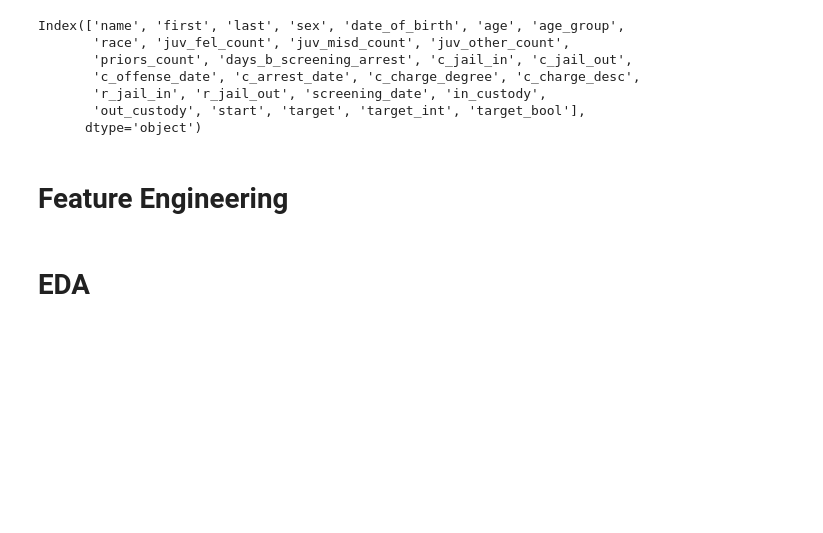
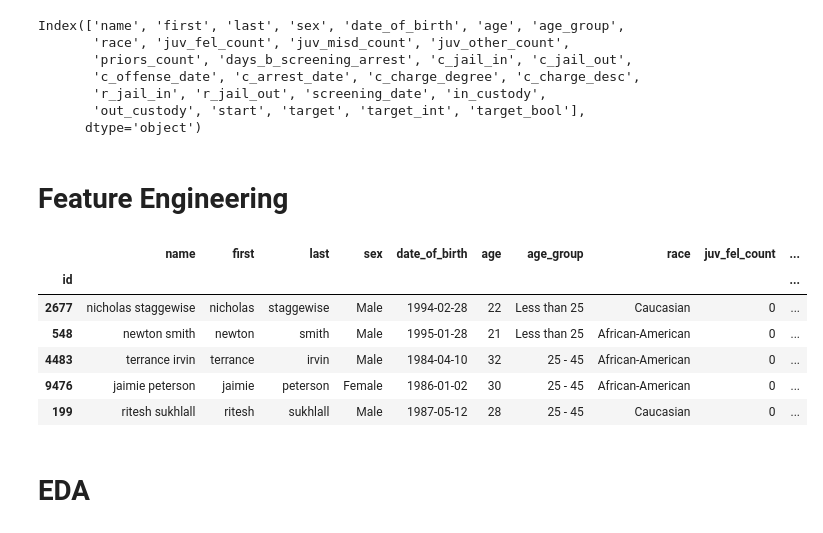
Before and after one commit to emmaro/Caggle, a Jupyter notebook: eda.ipynb, the cells around one changed output. Saved outputs shown, nothing was run; the diff lists cells and outputs as text; code cells hidden in the pictures; blank space fills up the shorter version.

```diff
--- a/eda.ipynb
+++ b/eda.ipynb
@@ -3,8 +3,10 @@ import pandas as pd
 import numpy as np
 import seaborn as sns
 import matplotlib.pyplot as plt
-import matplotlib
 from datetime import datetime
+
+pd.options.display.max_columns
+pd.set_option('display.max_columns', None)
 # %% [markdown]
 # Data Prep
 # %%
@@ -84,33 +86,43 @@ df['custody_days'] = df.apply(lambda x: days_between(x.out_custody, x.in_custody
 # how quickly after going into custody did the person get screened (might indicate something?)
 df['in_custody_to_screening_days'] = df.apply(lambda x: days_between(x.in_custody, x.screening_date), axis=1)
 
 # questionable col because it is age related...
 df['birth_to_bad_days'] = df.apply(lambda x: days_between(x.date_of_birth, x.c_bad_date), axis=1)
 
 # How many days passed until recidivism occcured
 df['days_until_recidivism'] = df.apply(lambda x: days_between(x.c_jail_out, x.r_jail_in), axis=1)
 
 date_cols = [
     'c_arrest_date',
     'c_offense_date',
     'screening_date',
     'in_custody',
     'out_custody',
     'date_of_birth',
     'c_jail_in',
     'c_jail_out',
 
     # engineered
     'c_bad_date'
 ]
 
 duration_cols = [
     'days_b_screening_arrest',
     'custody_days',
     'in_custody_to_screening_days',
     'birth_to_bad_days',
     'days_until_recidivism',
 ]
+
+df.head()
+# %% [output]
+|  | name | first | last | sex | date_of_birth | age | age_group | race | juv_fel_count | ... |
+| id |  |  |  |  |  |  |  |  |  | ... |
+| 2677 | nicholas staggewise | nicholas | staggewise | Male | 1994-02-28 | 22 | Less than 25 | Caucasian | 0 | ... |
+| 548 | newton smith | newton | smith | Male | 1995-01-28 | 21 | Less than 25 | African-American | 0 | ... |
+| 4483 | terrance irvin | terrance | irvin | Male | 1984-04-10 | 32 | 25 - 45 | African-American | 0 | ... |
+| 9476 | jaimie peterson | jaimie | peterson | Female | 1986-01-02 | 30 | 25 - 45 | African-American | 0 | ... |
+| 199 | ritesh sukhlall | ritesh | sukhlall | Male | 1987-05-12 | 28 | 25 - 45 | Caucasian | 0 | ... |
 # %%
 # Has recidivism occured?
 df['has_r_jail_in'] = df['r_jail_in'].notna()
```
Also changed, not shown: 6 other files.
